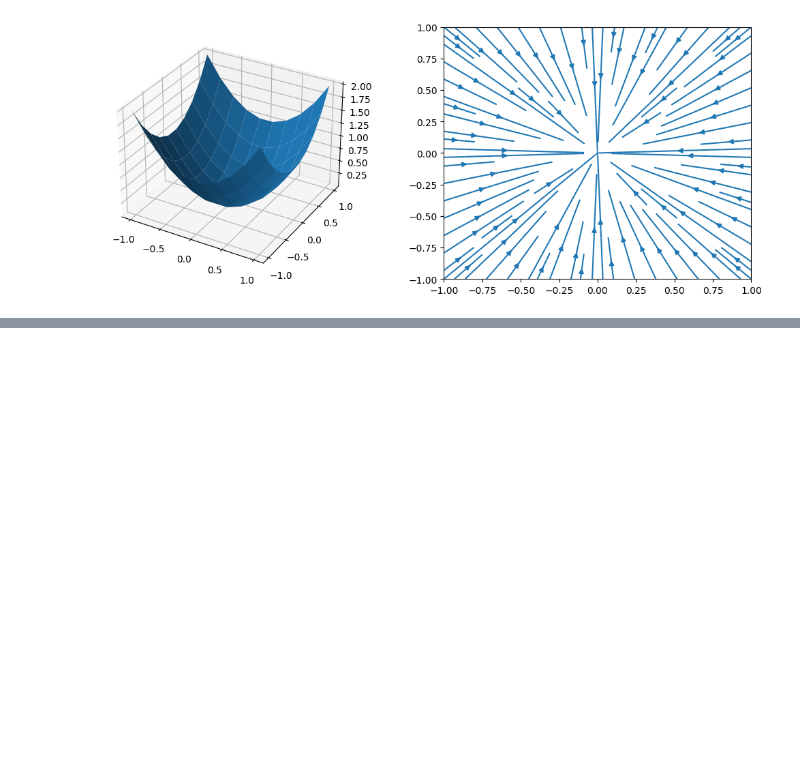
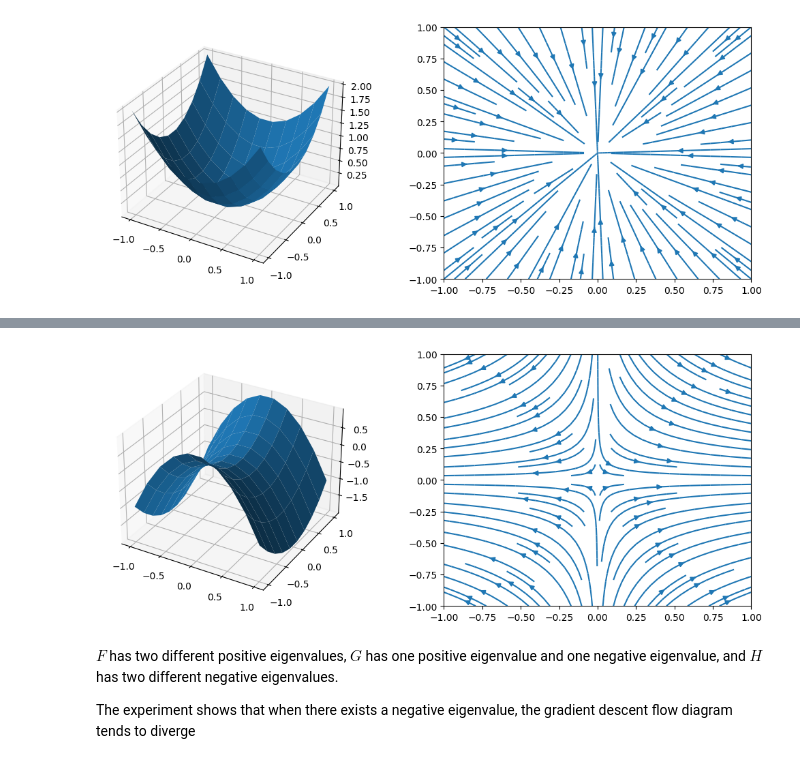
Before and after one commit to shahuiz/MH3520_Homework, a Jupyter notebook: 03_problemset.ipynb, the cells around one changed output, grey strips where cells are left out. Cells and saved outputs as stored; diff of their text form; code cells hidden in the pictures; blank space fills up the shorter version.

```diff
--- a/03_problemset.ipynb
+++ b/03_problemset.ipynb
@@ -54,0 +69,9 @@ plot_gradient_flow(C)
+# %%
+H = np.array([[-2, 0], [0, -4]])
+plot_gradient_flow(F)
+# %% [output]
+[figure, added]
+# %% [markdown]
+$F$ has two different positive eigenvalues, $G$ has one positive eigenvalue and one negative eigenvalue, and $H$ has two different negative eigenvalues.
+
+The experiment shows that when there exists a negative eigenvalue, the gradient descent flow diagram tends to diverge
```
Also changed, not shown: parts of 13 cells of this notebook.
